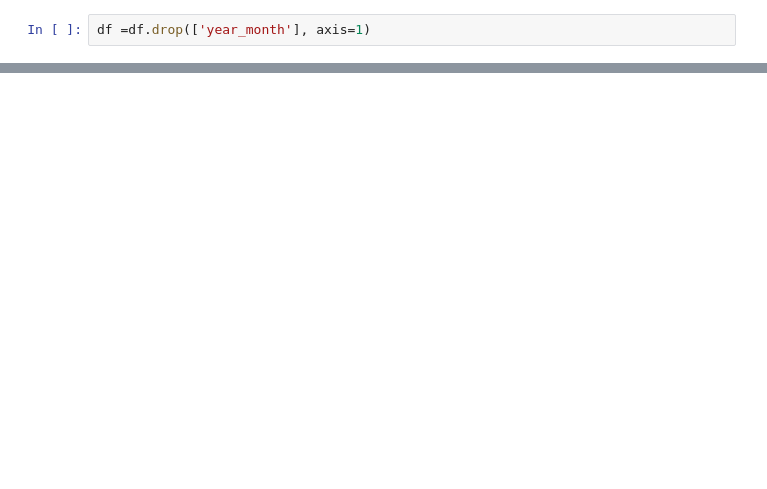
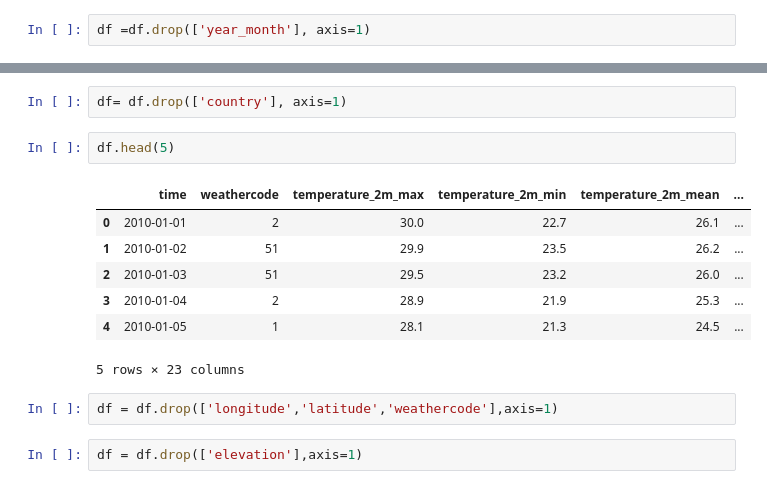
Before and after one commit to hashanranasinghe/ML, a Jupyter notebook: weather.ipynb, the cells around one changed output, grey strips where cells are left out. Cells and saved outputs as stored; diff of their text form; blank space fills up the shorter version.

```diff
--- a/weather.ipynb
+++ b/weather.ipynb
@@ -191,0 +391,16 @@ df.info()
+# %%
+df= df.drop(['country'], axis=1)
+# %%
+df.head(5)
+# %% [output]
+|  | time | weathercode | temperature_2m_max | temperature_2m_min | temperature_2m_mean | ... |
+| 0 | 2010-01-01 | 2 | 30.0 | 22.7 | 26.1 | ... |
+| 1 | 2010-01-02 | 51 | 29.9 | 23.5 | 26.2 | ... |
+| 2 | 2010-01-03 | 51 | 29.5 | 23.2 | 26.0 | ... |
+| 3 | 2010-01-04 | 2 | 28.9 | 21.9 | 25.3 | ... |
+| 4 | 2010-01-05 | 1 | 28.1 | 21.3 | 24.5 | ... |
+5 rows × 23 columns
+# %%
+df = df.drop(['longitude','latitude','weathercode'],axis=1)
+# %%
+df = df.drop(['elevation'],axis=1)
```
Also changed, not shown: parts of 60 cells of this notebook.
